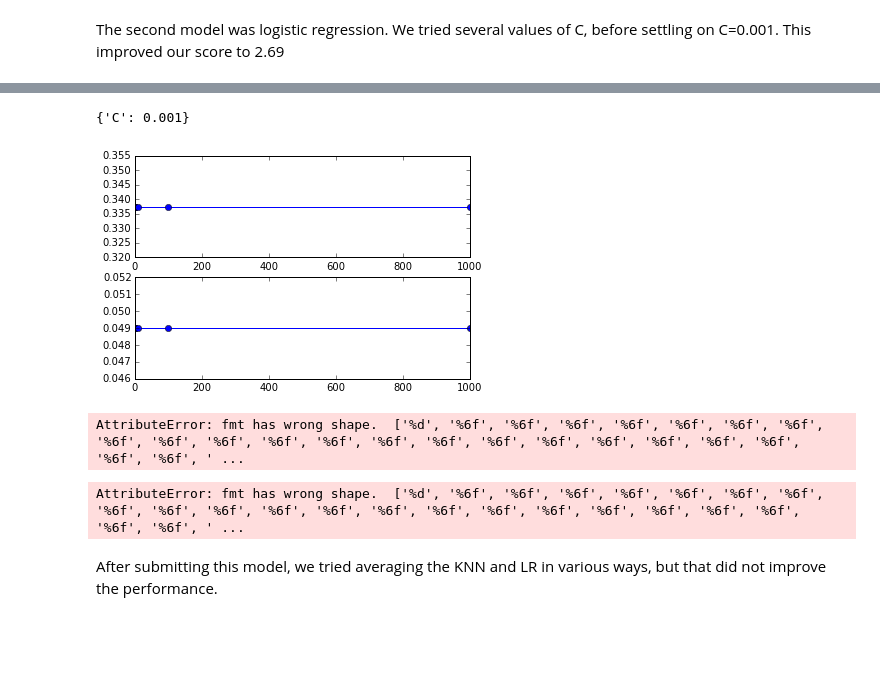
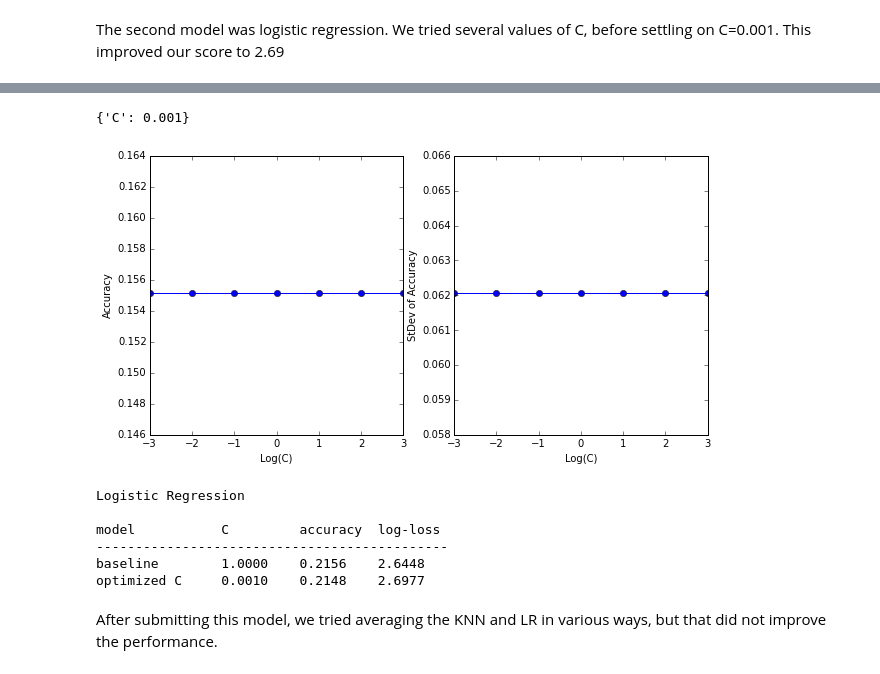
Before and after one commit to christopher-llop/MLearning-Final, a Jupyter notebook: SF Crime Notebook.ipynb, the cells around one changed output, grey strips where cells are left out. Cells and saved outputs as stored; diff of their text form; code cells hidden in the pictures; blank space fills up the shorter version.

```diff
--- a/SF Crime Notebook.ipynb
+++ b/SF Crime Notebook.ipynb
@@ -187,34 +250,56 @@ The second model was logistic regression. We tried several values of C, before s
+# %%
+param_grid = {'C': [0.001, 0.01, 0.1, 1, 10, 100, 1000] }
+clf = GridSearchCV(LogisticRegression(penalty='l2'), param_grid)
+clf.fit(train_data, train_labels)
+print clf.best_params_
+best_c = clf.best_params_['C']
+# %% [output]
+{'C': 0.001}
 # %%
-param_grid = {'C': [0.001, 0.01, 0.1, 1, 10, 100, 1000] }
-clf = GridSearchCV(LogisticRegression(penalty='l2'), param_grid)
-clf.fit(train_data, train_labels)
-print clf.best_params_
-#print clf.grid_scores_
 res = zip(*[(f1m, f1s.std(), p['C'])
             for p, f1m, f1s in clf.grid_scores_])
 
-plt.subplot(2,1,1)
-plt.plot(res[2],res[0],'-o')
-plt.subplot(2,1,2)
-plt.plot(res[2],res[1],'-o')
+plt.figure(figsize=(10, 5))
+plt.subplot(1,2,1)
+plt.plot(np.log10(res[2]),res[0],'-o')
+plt.xlabel("Log(C)")
+plt.ylabel("Accuracy")
+plt.subplot(1,2,2)
+plt.plot(np.log10(res[2]),res[1],'-o')
+plt.xlabel("Log(C)")
+plt.ylabel("StDev of Accuracy")
 plt.show()
 
-model = LogisticRegression(C=0.001)
+result_form = "{:<16s}{:<10.4f}{:<10.4f}{:<10.4f}".format
+print "Logistic Regression\n"
+print "{:<16s}{:<10s}{:<10s}{:<10s}".format("model", "C", "accuracy", "log-loss")
+print "---------------------------------------------"
+
+# Logistic Regression: baseline
+model = LogisticRegression()
+model.fit(train_normed, train_labels)
+base_c = 1.0
+base_accuracy = model.score(dev_normed, dev_labels)
+base_logloss = log_loss(dev_labels, model.predict_proba(dev_normed))
+print result_form("baseline", base_c, base_accuracy, base_logloss)
+
+# Logistic Regression: optimized C
+model.set_params(C=best_c)
 model.fit(train_normed, train_labels)
 test_predict = model.predict_proba(test_normed)
-results = create_submission(test_predict)
+accuracy = model.score(dev_normed, dev_labels)
+logloss = log_loss(dev_labels, model.predict_proba(dev_normed))
+print result_form("optimized C", best_c, accuracy, logloss)
 
-print "Logistic Regression accuracy:", model.score(dev_normed, dev_labels)
-print "Log Loss:", log_loss(dev_labels, model.predict_proba(dev_normed))
+#results = create_submission(test_predict)
 # %% [output]
+[figure, new version]
-{'C': 0.001}
+Logistic Regression
+
+model           C         accuracy  log-loss
+---------------------------------------------
+baseline        1.0000    0.2156    2.6448
+optimized C     0.0010    0.2148    2.6977
-[figure, old version]
-AttributeError: fmt has wrong shape.  ['%d', '%6f', '%6f', '%6f', '%6f', '%6f', '%6f', '%6f', '%6f', '%6f', '%6f', '%6f', '%6f', '%6f', '%6f', '%6f', '%6f', '%6f', '%6f', '%6f', '%6f', '%6f', '%6f', ' ...
-# %%
-test_predict = model.predict_proba(test_normed)
-create_submission(test_predict)
-# %% [output]
-AttributeError: fmt has wrong shape.  ['%d', '%6f', '%6f', '%6f', '%6f', '%6f', '%6f', '%6f', '%6f', '%6f', '%6f', '%6f', '%6f', '%6f', '%6f', '%6f', '%6f', '%6f', '%6f', '%6f', '%6f', '%6f', '%6f', ' ...
 # %% [markdown]
 After submitting this model, we tried averaging the KNN and LR in various ways, but that did not improve the performance.
 # %% [markdown]
```
Also changed, not shown: parts of 23 cells of this notebook.
